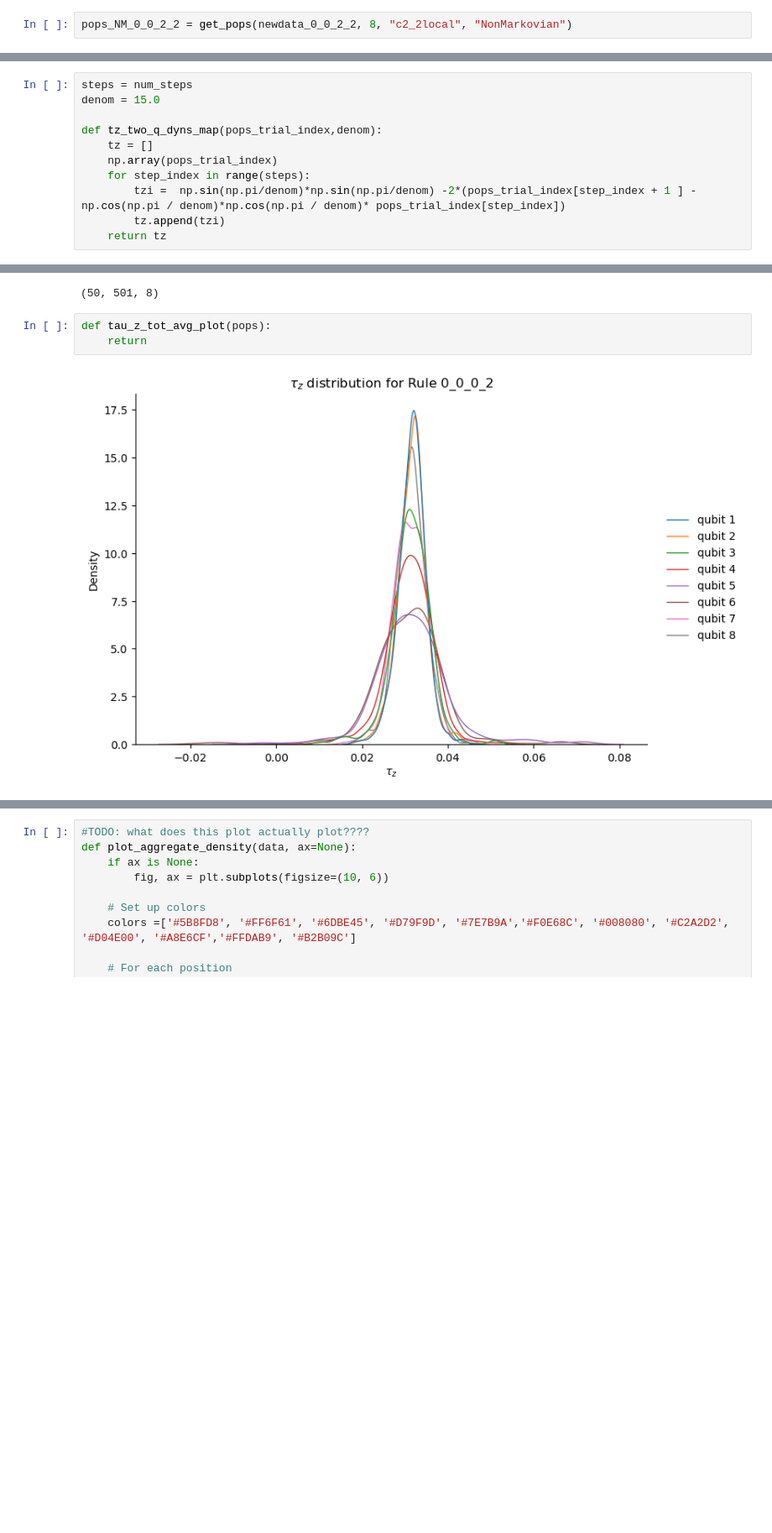
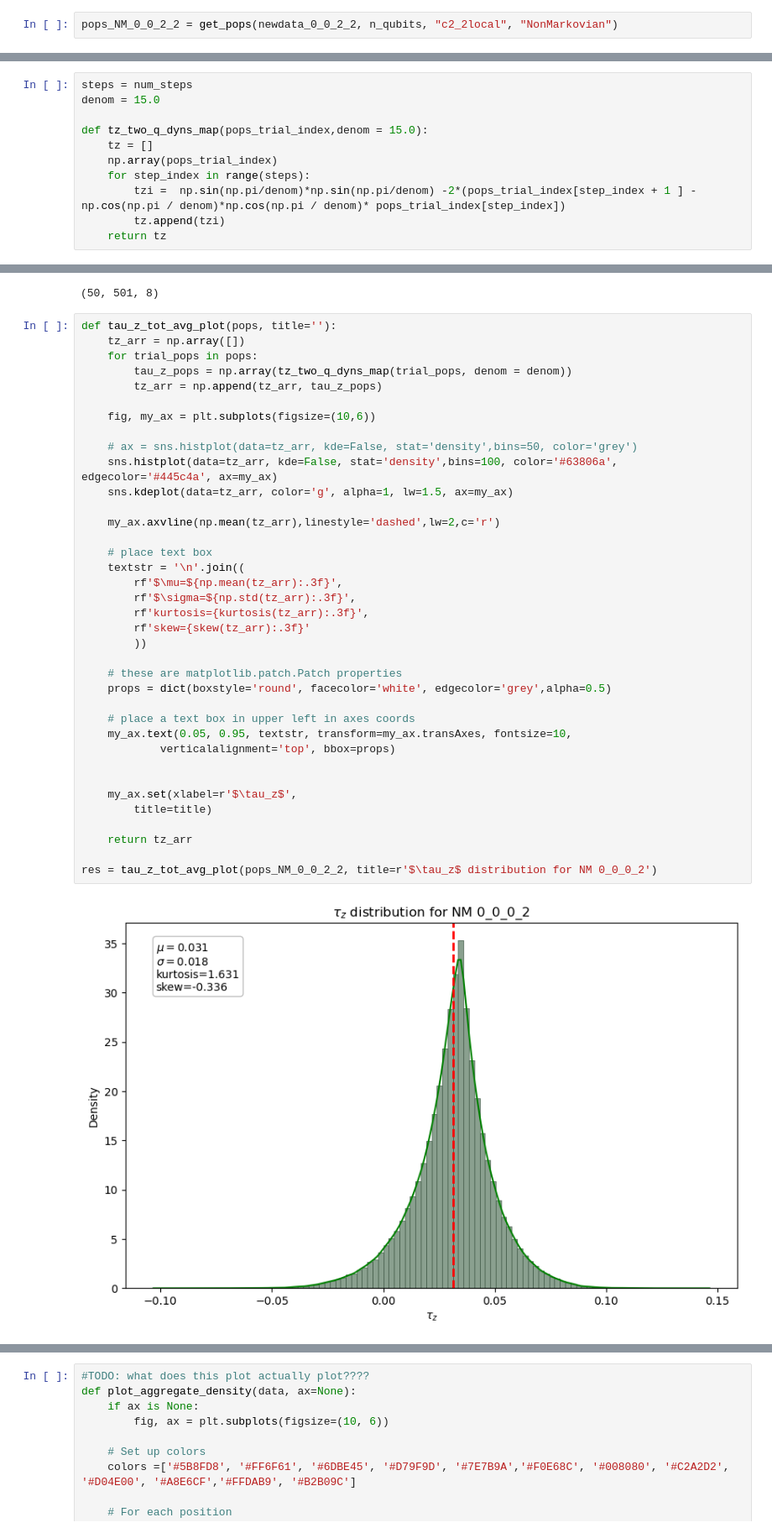
Before and after one commit to UnnatiAkhouri/QuNet, a Jupyter notebook: QuNet_bootcamp_2025/Session_7/NM_evolution.ipynb, the cells around one changed output, grey strips where cells are left out. Shown at 84% size. Saved outputs shown, nothing was run; the diff lists cells and outputs as text; blank space fills up the shorter version.

Commit message:
non-Markovian corr and network

```diff
--- a/QuNet_bootcamp_2025/Session_7/NM_evolution.ipynb
+++ b/QuNet_bootcamp_2025/Session_7/NM_evolution.ipynb
@@ -108,7 +112,7 @@ def get_pops(data, n_qubits, connectivity,update_rule):
         result.append(dat)
     return(np.array(result))
 # %%
-pops_NM_0_0_2_2 = get_pops(newdata_0_0_2_2, 8, "c2_2local", "NonMarkovian")
+pops_NM_0_0_2_2 = get_pops(newdata_0_0_2_2, n_qubits, "c2_2local", "NonMarkovian")
 # %% [markdown]
 # Node evolution
 # %%
@@ -158,7 +162,7 @@ plot_node_evolution(pops_NM_0_0_2_2[11], steps_range=(400,500))
 steps = num_steps
 denom = 15.0
 
-def tz_two_q_dyns_map(pops_trial_index,denom):
+def tz_two_q_dyns_map(pops_trial_index,denom = 15.0):
     tz = []
     np.array(pops_trial_index)
     for step_index in range(steps):
@@ -232,7 +236,41 @@ pops_NM_0_0_2_2.shape
 # %% [output]
 (50, 501, 8)
 # %%
-def tau_z_tot_avg_plot(pops):
-    return
+def tau_z_tot_avg_plot(pops, title=''):
+    tz_arr = np.array([])
+    for trial_pops in pops:
+        tau_z_pops = np.array(tz_two_q_dyns_map(trial_pops, denom = denom))
+        tz_arr = np.append(tz_arr, tau_z_pops)
+
+    fig, my_ax = plt.subplots(figsize=(10,6))
+
+    # ax = sns.histplot(data=tz_arr, kde=False, stat='density',bins=50, color='grey')
+    sns.histplot(data=tz_arr, kde=False, stat='density',bins=100, color='#63806a', edgecolor='#445c4a', ax=my_ax)
+    sns.kdeplot(data=tz_arr, color='g', alpha=1, lw=1.5, ax=my_ax)
+
+    my_ax.axvline(np.mean(tz_arr),linestyle='dashed',lw=2,c='r')
+
+    # place text box
+    textstr = '\n'.join((
+        rf'$\mu=${np.mean(tz_arr):.3f}',
+        rf'$\sigma=${np.std(tz_arr):.3f}',
+        rf'kurtosis={kurtosis(tz_arr):.3f}',
+        rf'skew={skew(tz_arr):.3f}'
+        ))
+
+    # these are matplotlib.patch.Patch properties
+    props = dict(boxstyle='round', facecolor='white', edgecolor='grey',alpha=0.5)
+
+    # place a text box in upper left in axes coords
+    my_ax.text(0.05, 0.95, textstr, transform=my_ax.transAxes, fontsize=10,
+            verticalalignment='top', bbox=props)
+
+
+    my_ax.set(xlabel=r'$\tau_z$',
+        title=title)
+
+    return tz_arr
+
+res = tau_z_tot_avg_plot(pops_NM_0_0_2_2, title=r'$\tau_z$ distribution for NM 0_0_0_2')
 # %% [output]
-[figure, old version]
+[figure, new version]
```
Also changed, not shown: parts of 13 cells of this notebook, 1 other file.
